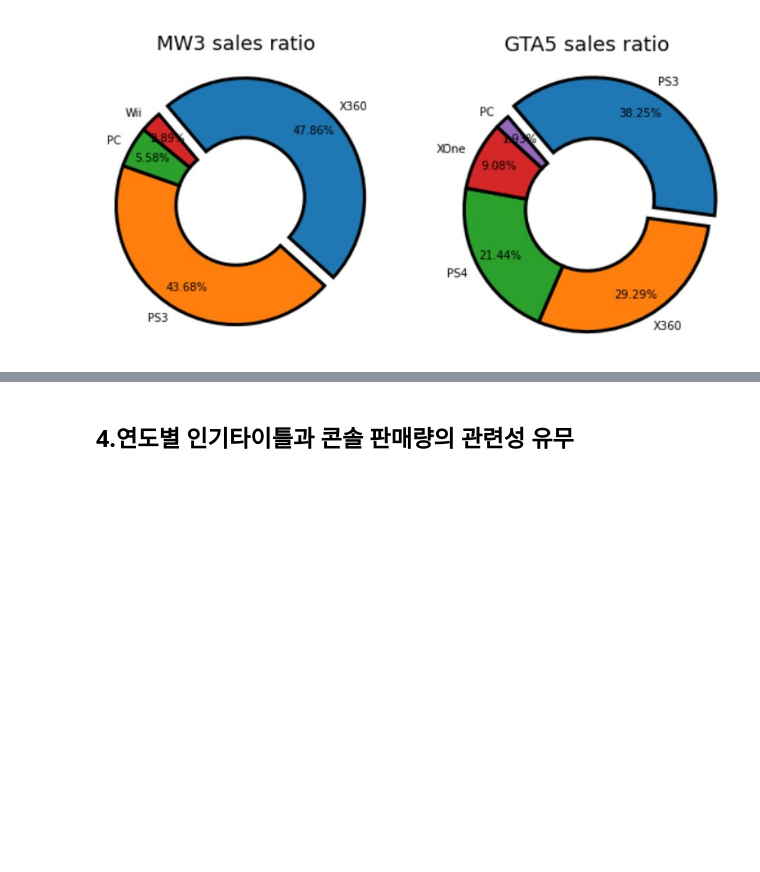
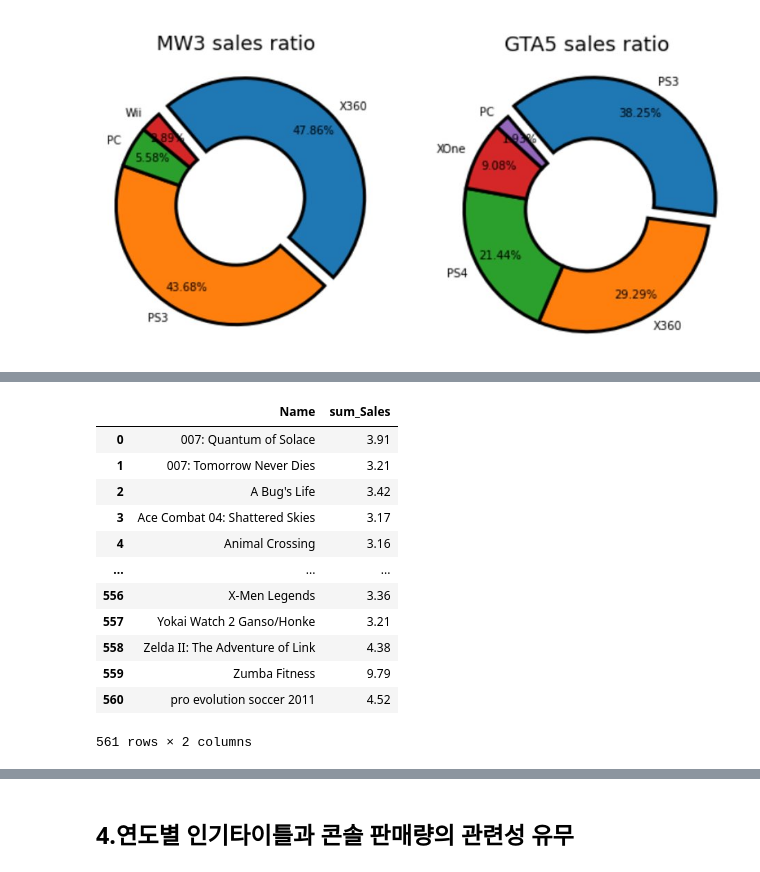
Before and after one commit to sbtmsk/project1, a Jupyter notebook: project1.ipynb, the cells around one changed output, grey strips where cells are left out. Cells and saved outputs as stored; diff of their text form; code cells hidden in the pictures; blank space fills up the shorter version.

```diff
--- a/project1.ipynb
+++ b/project1.ipynb
@@ -666,0 +728,22 @@ plt.show()
+# %%
+Success_20 = isSuccess.query("sum_Sales>=3.159")
+# %%
+Success_20 = Success_20.sort_values('Name') # 상위 20%
+# %%
+Success_20 = Success_20.reset_index(drop=True)
+# %%
+Success_20
+# %% [output]
+|  | Name | sum_Sales |
+| 0 | 007: Quantum of Solace | 3.91 |
+| 1 | 007: Tomorrow Never Dies | 3.21 |
+| 2 | A Bug's Life | 3.42 |
+| 3 | Ace Combat 04: Shattered Skies | 3.17 |
+| 4 | Animal Crossing | 3.16 |
+| ... | ... | ... |
+| 556 | X-Men Legends | 3.36 |
+| 557 | Yokai Watch 2 Ganso/Honke | 3.21 |
+| 558 | Zelda II: The Adventure of Link | 4.38 |
+| 559 | Zumba Fitness | 9.79 |
+| 560 | pro evolution soccer 2011 | 4.52 |
+561 rows × 2 columns
```
Also changed, not shown: parts of 17 cells of this notebook.
